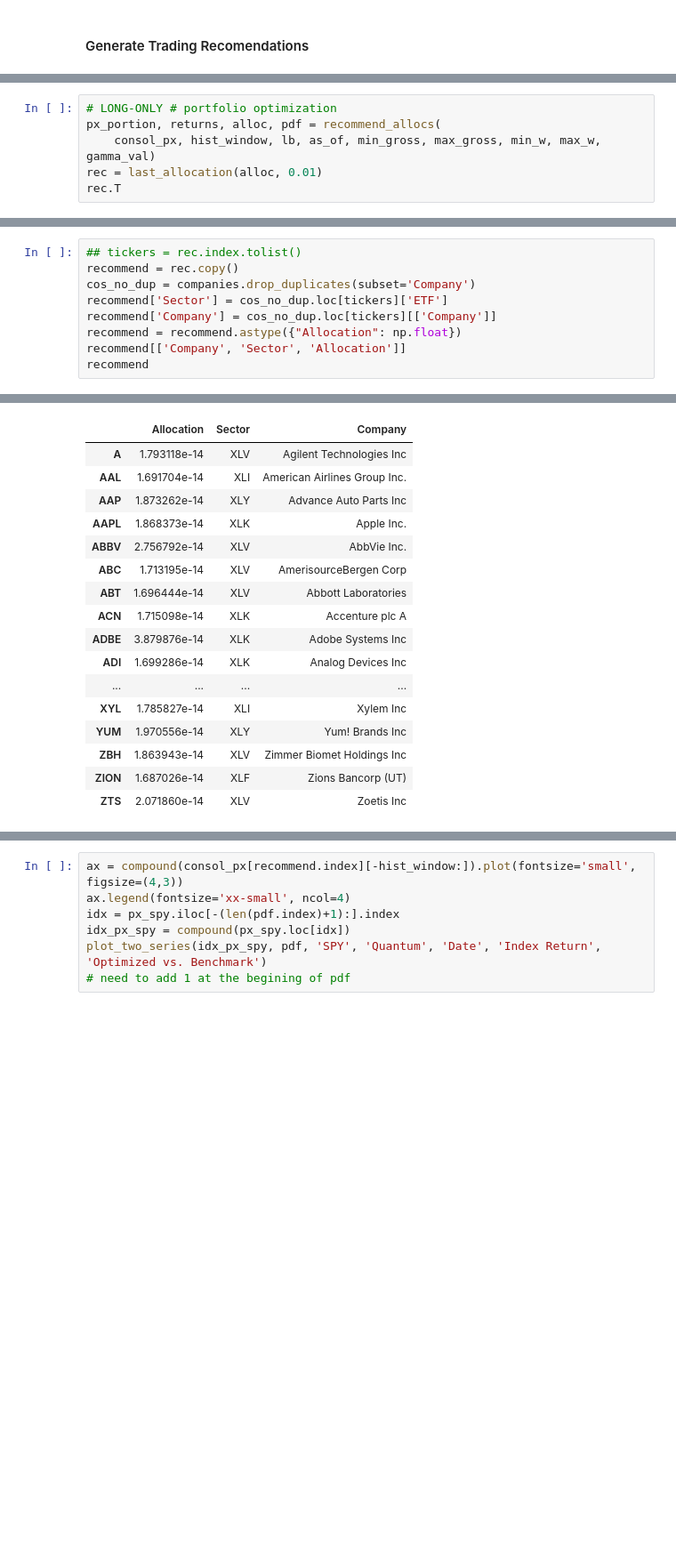
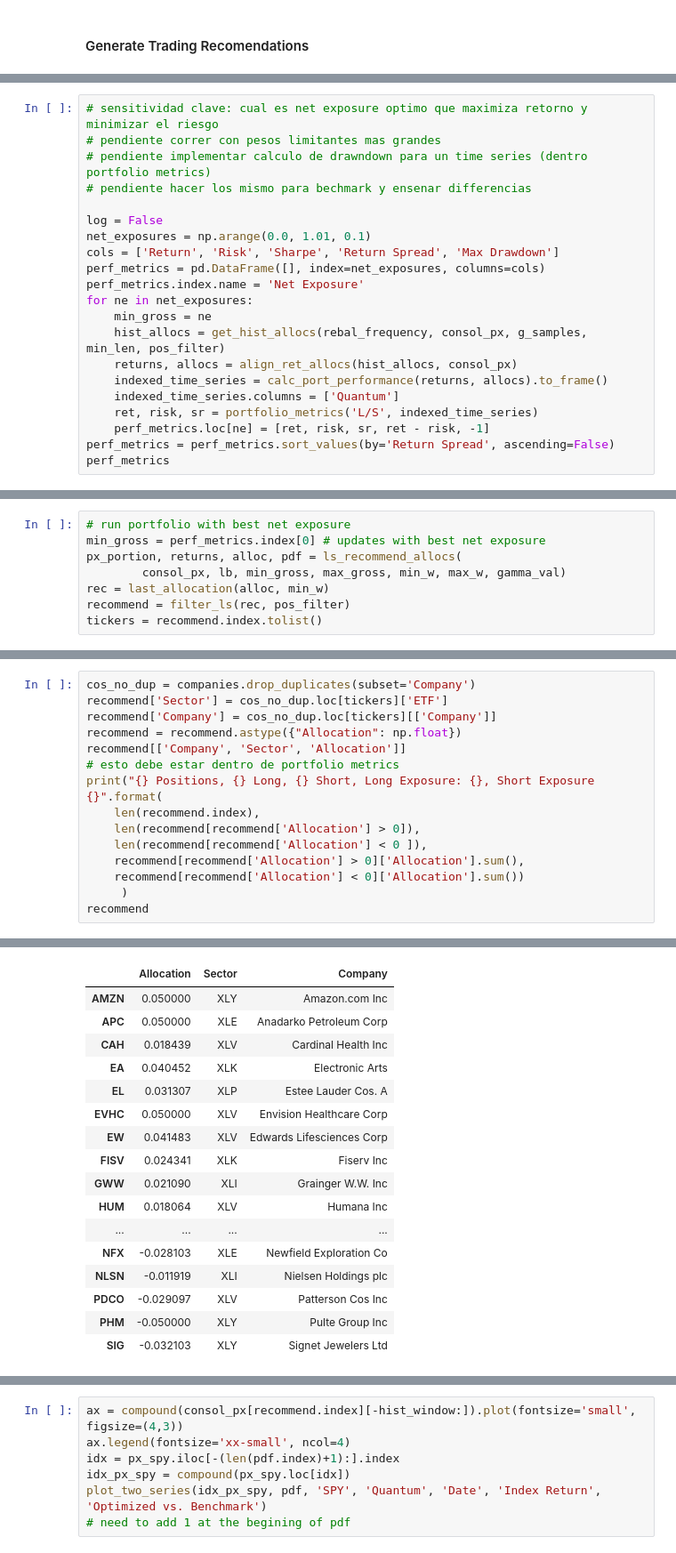
Before and after one commit to veigaco/quantum, a Jupyter notebook: algo_staging-short.ipynb, the cells around one changed output, grey strips where cells are left out. Shown at 89% size. Drawn from its saved outputs; the diff is of its cells as text; blank space fills up the shorter version.

```diff
--- a/algo_staging-short.ipynb
+++ b/algo_staging-short.ipynb
@@ -139,0 +202,21 @@ Gamma: 0.03, SR Ratio 2.79, Lookback: 60, Max Weight: 0.05
+# %%
+# sensitividad clave: cual es net exposure optimo que maximiza retorno y minimizar el riesgo
+# pendiente correr con pesos limitantes mas grandes
+# pendiente implementar calculo de drawndown para un time series (dentro portfolio metrics)
+# pendiente hacer los mismo para bechmark y ensenar differencias
+
+log = False
+net_exposures = np.arange(0.0, 1.01, 0.1)
+cols = ['Return', 'Risk', 'Sharpe', 'Return Spread', 'Max Drawdown']
+perf_metrics = pd.DataFrame([], index=net_exposures, columns=cols)
+perf_metrics.index.name = 'Net Exposure'
+for ne in net_exposures:
+    min_gross = ne
+    hist_allocs = get_hist_allocs(rebal_frequency, consol_px, g_samples, min_len, pos_filter)
+    returns, allocs = align_ret_allocs(hist_allocs, consol_px)
+    indexed_time_series = calc_port_performance(returns, allocs).to_frame()
+    indexed_time_series.columns = ['Quantum']
+    ret, risk, sr = portfolio_metrics('L/S', indexed_time_series)
+    perf_metrics.loc[ne] = [ret, risk, sr, ret - risk, -1]
+perf_metrics = perf_metrics.sort_values(by='Return Spread', ascending=False)
+perf_metrics
@@ -140,6 +248,8 @@ Gamma: 0.03, SR Ratio 2.79, Lookback: 60, Max Weight: 0.05
 # %%
-# LONG-ONLY # portfolio optimization
-px_portion, returns, alloc, pdf = recommend_allocs(
-    consol_px, hist_window, lb, as_of, min_gross, max_gross, min_w, max_w, gamma_val)
-rec = last_allocation(alloc, 0.01)
-rec.T
+# run portfolio with best net exposure
+min_gross = perf_metrics.index[0] # updates with best net exposure
+px_portion, returns, alloc, pdf = ls_recommend_allocs(
+        consol_px, lb, min_gross, max_gross, min_w, max_w, gamma_val)
+rec = last_allocation(alloc, min_w)
+recommend = filter_ls(rec, pos_filter)
+tickers = recommend.index.tolist()
@@ -229,10 +256,16 @@ array([0.05, 0.9 ])
 # %%
-## tickers = rec.index.tolist()
-recommend = rec.copy()
 cos_no_dup = companies.drop_duplicates(subset='Company')
 recommend['Sector'] = cos_no_dup.loc[tickers]['ETF']
 recommend['Company'] = cos_no_dup.loc[tickers][['Company']]
 recommend = recommend.astype({"Allocation": np.float})
 recommend[['Company', 'Sector', 'Allocation']]
+# esto debe estar dentro de portfolio metrics
+print("{} Positions, {} Long, {} Short, Long Exposure: {}, Short Exposure {}".format(
+    len(recommend.index),
+    len(recommend[recommend['Allocation'] > 0]),
+    len(recommend[recommend['Allocation'] < 0 ]),
+    recommend[recommend['Allocation'] > 0]['Allocation'].sum(),
+    recommend[recommend['Allocation'] < 0]['Allocation'].sum())
+     )
 recommend
 # %% [output]
@@ -239,17 +273,17 @@ recommend
 |  | Allocation | Sector | Company |
-| A | 1.793118e-14 | XLV | Agilent Technologies Inc |
-| AAL | 1.691704e-14 | XLI | American Airlines Group Inc. |
-| AAP | 1.873262e-14 | XLY | Advance Auto Parts Inc |
-| AAPL | 1.868373e-14 | XLK | Apple Inc. |
-| ABBV | 2.756792e-14 | XLV | AbbVie Inc. |
-| ABC | 1.713195e-14 | XLV | AmerisourceBergen Corp |
-| ABT | 1.696444e-14 | XLV | Abbott Laboratories |
-| ACN | 1.715098e-14 | XLK | Accenture plc A |
-| ADBE | 3.879876e-14 | XLK | Adobe Systems Inc |
-| ADI | 1.699286e-14 | XLK | Analog Devices Inc |
+| AMZN | 0.050000 | XLY | Amazon.com Inc |
+| APC | 0.050000 | XLE | Anadarko Petroleum Corp |
+| CAH | 0.018439 | XLV | Cardinal Health Inc |
+| EA | 0.040452 | XLK | Electronic Arts |
+| EL | 0.031307 | XLP | Estee Lauder Cos. A |
+| EVHC | 0.050000 | XLV | Envision Healthcare Corp |
+| EW | 0.041483 | XLV | Edwards Lifesciences Corp |
+| FISV | 0.024341 | XLK | Fiserv Inc |
+| GWW | 0.021090 | XLI | Grainger W.W. Inc |
+| HUM | 0.018064 | XLV | Humana Inc |
 | ... | ... | ... | ... |
-| XYL | 1.785827e-14 | XLI | Xylem Inc |
-| YUM | 1.970556e-14 | XLY | Yum! Brands Inc |
-| ZBH | 1.863943e-14 | XLV | Zimmer Biomet Holdings Inc |
-| ZION | 1.687026e-14 | XLF | Zions Bancorp (UT) |
-| ZTS | 2.071860e-14 | XLV | Zoetis Inc |
+| NFX | -0.028103 | XLE | Newfield Exploration Co |
+| NLSN | -0.011919 | XLI | Nielsen Holdings plc |
+| PDCO | -0.029097 | XLV | Patterson Cos Inc |
+| PHM | -0.050000 | XLY | Pulte Group Inc |
+| SIG | -0.032103 | XLY | Signet Jewelers Ltd |
```
Also changed, not shown: parts of 28 cells of this notebook, 1 other file.
